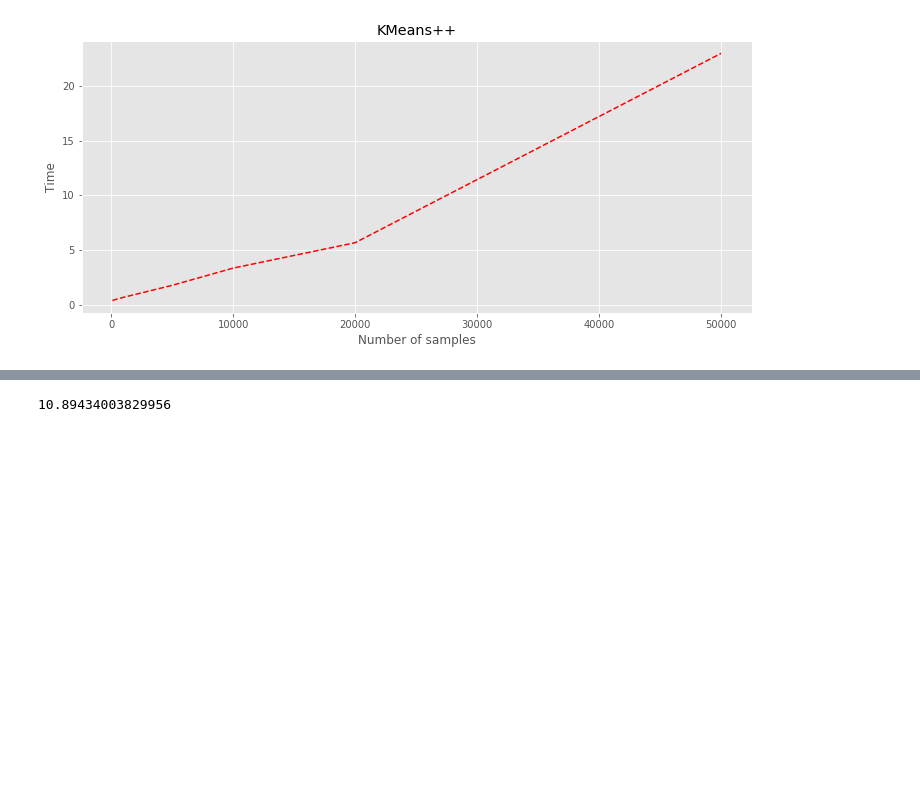
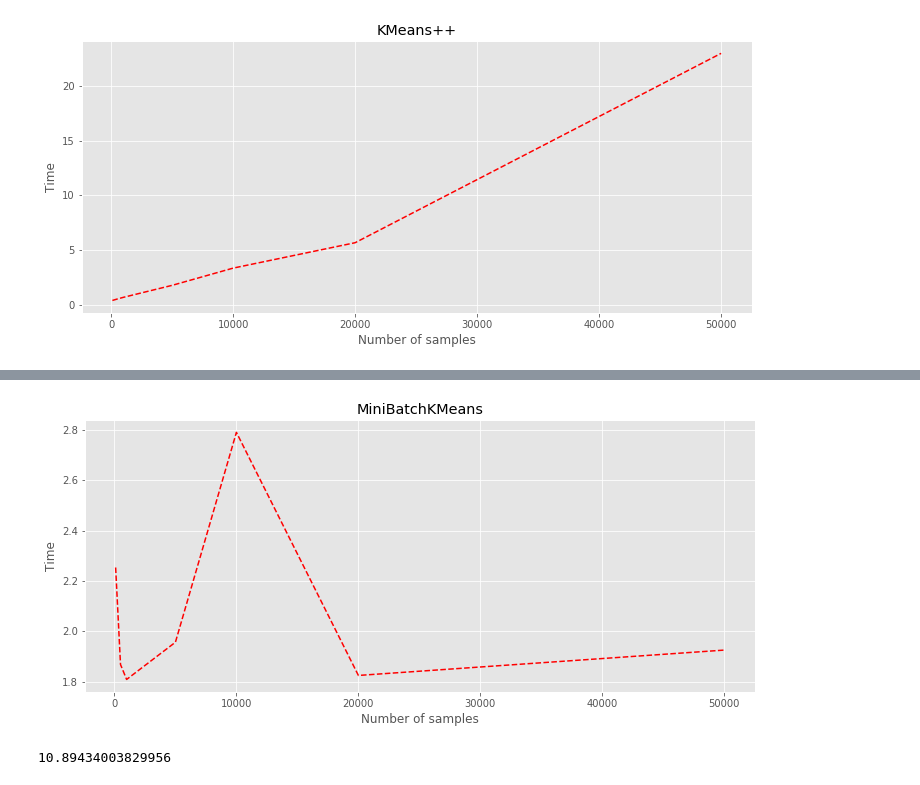
Before and after one commit to vengodelsur/technosphere, a Jupyter notebook: kuznetsova_hw1-kmeans-features.ipynb, the cells around one changed output, grey strips where cells are left out. Saved outputs shown, nothing was run; the diff lists cells and outputs as text; code cells hidden in the pictures; blank space fills up the shorter version.

```diff
--- a/kuznetsova_hw1-kmeans-features.ipynb
+++ b/kuznetsova_hw1-kmeans-features.ipynb
@@ -693,3 +696,19 @@ timeit.timeit('model_kmeans_batch.fit(X_blobs)', "from __main__ import model_kme
+# %%
+t4 = timeit.timeit('model_kmeans_batch.fit(X_blobs4)', "from __main__ import model_kmeans_batch, X_blobs4", number=executions)
+# %%
+t5 = timeit.timeit('model_kmeans_batch.fit(X_blobs5)', "from __main__ import model_kmeans_batch, X_blobs5", number=executions)
+# %%
+t6 = timeit.timeit('model_kmeans_batch.fit(X_blobs6)', "from __main__ import model_kmeans_batch, X_blobs6", number=executions)
+# %%
+t7 = timeit.timeit('model_kmeans_batch.fit(X_blobs7)', "from __main__ import model_kmeans_batch, X_blobs7", number=executions)
+# %%
+plt.xlabel('Number of samples')
+plt.ylabel('Time')
+plt.title('MiniBatchKMeans')
+plt.plot([100, 500, 1000, 5000, 10000, 20000, 50000], [t1, t2, t3, t4, t5, t6, t7],'r--')
+plt.show()
+# %% [output]
+[figure, added]
 # %%
 ## Время выполнения алгоритма  KMeans++ с MiniBatchKMeans
 model_kmeans_batch_plus  = MiniBatchKMeans(k=3, init = 'kmeans', batch_size = 5)
```
Also changed, not shown: parts of 3 cells of this notebook.
